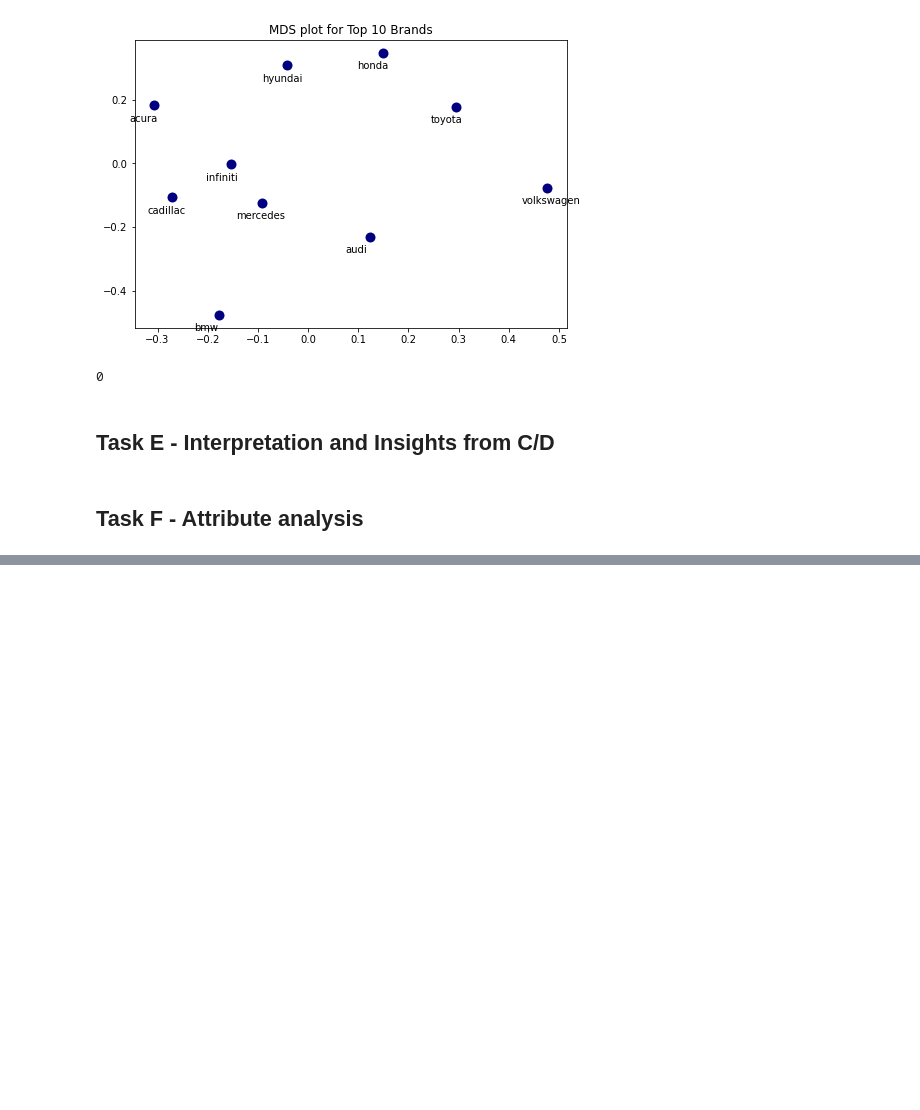
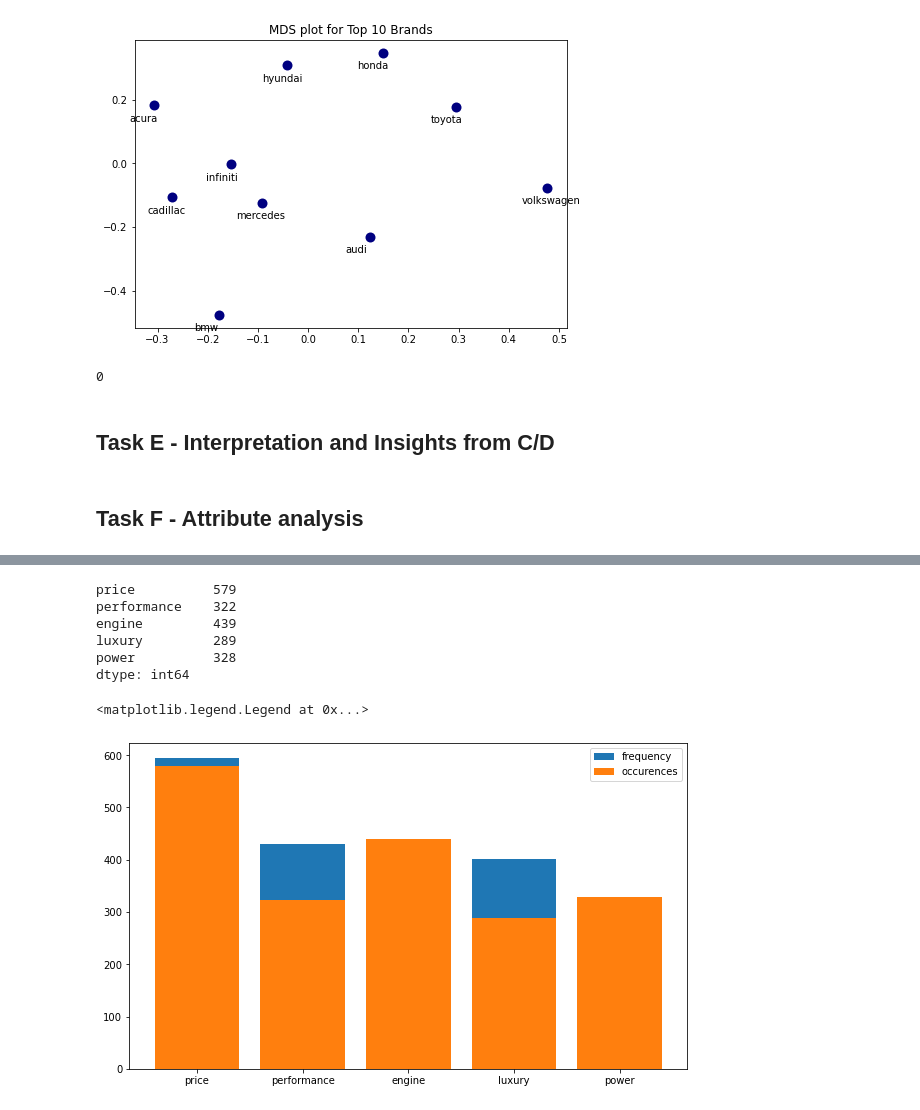
Before and after one commit to vicgpt/Unstructured-Data-Analytics, a Jupyter notebook: Assignment 1 - Car Brands/Car-Brand-Text-Analytics-vishal.ipynb, the cells around one changed output, grey strips where cells are left out. Cells and saved outputs as stored; diff of their text form; code cells hidden in the pictures; blank space fills up the shorter version.

```diff
--- a/Assignment 1 - Car Brands/Car-Brand-Text-Analytics-vishal.ipynb
+++ b/Assignment 1 - Car Brands/Car-Brand-Text-Analytics-vishal.ipynb
@@ -528,0 +557,14 @@ position of the each brand in MDS [[-0.30664842  0.1822322 ]
+# %%
+# creating attribute wise columns to get occurence into a dataframe
+attribute_occurence_df = pd.DataFrame(np.zeros((data.shape[0], 5)))
+attribute_occurence_df.columns = top5_attributes
+
+# appending comment df with attribute occurence df
+attribute_occurence_df = pd.concat([data, attribute_occurence_df], axis=1)
+
+# geting occurence columns populated
+for a in top5_attributes:
+    print('calculating occurence in comment for brand - ', a)
+    attribute_occurence_df[a] = attribute_occurence_df['comment'].str.contains(a).astype(int)
+
+print(attribute_occurence_df.head())
@@ -528,0 +590,19 @@ position of the each brand in MDS [[-0.30664842  0.1822322 ]
+# %%
+# CHECK
+# testing the total occurence by attribute in comments vs total frequency in complete text
+comment_mentions = attribute_occurence_df.iloc[:, 2:].sum()
+print(comment_mentions)
+
+plt.figure(figsize=(10, 6))
+plt.bar(top5_attributes_freq['words'], top5_attributes_freq['frequency'], label='frequency')
+plt.bar(comment_mentions.index, comment_mentions, label='occurences')
+plt.legend()
+# %% [output]
+price          579
+performance    322
+engine         439
+luxury         289
+power          328
+dtype: int64
+<matplotlib.legend.Legend at 0x...>
+[figure, added]
```
Also changed, not shown: parts of 11 cells of this notebook.
